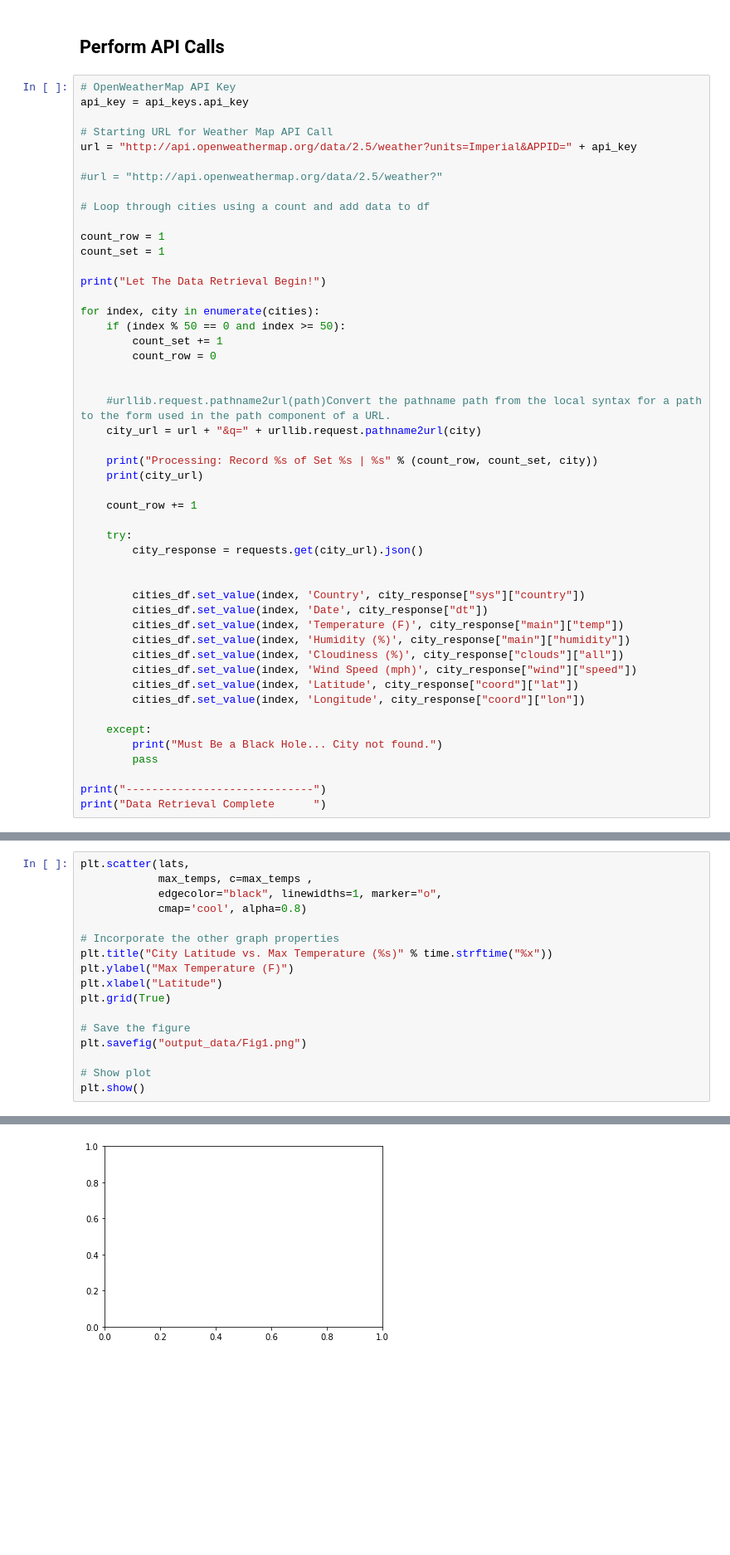
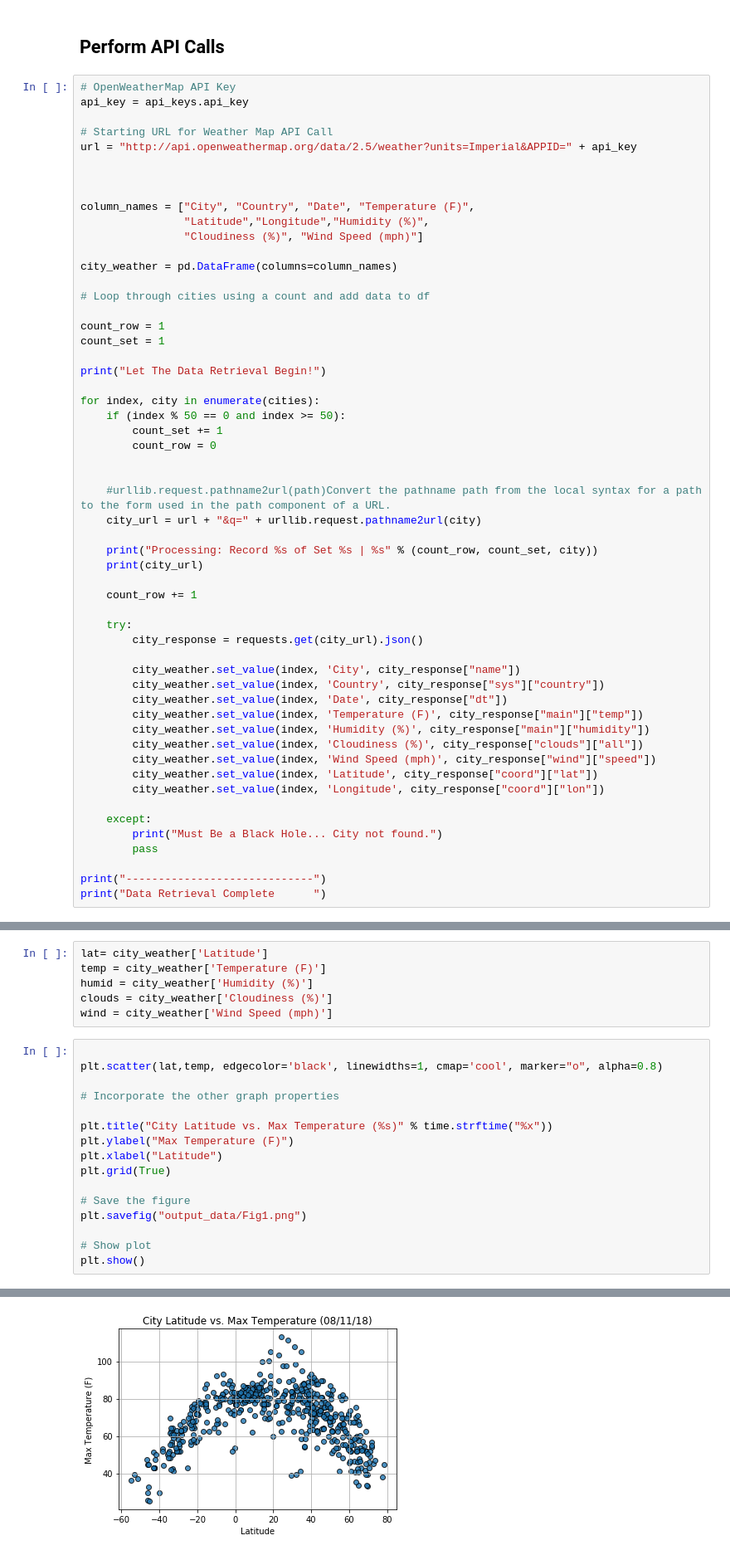
Before and after one commit to alihumes/Werk_it, a Jupyter notebook: HW6-Weather/WeatherPy.ipynb, the cells around one changed output, grey strips where cells are left out. Shown at 83% size. Saved outputs shown, nothing was run; the diff lists cells and outputs as text; blank space fills up the shorter version.

Commit message:
HW6 Weather Py Complete

```diff
--- a/HW6-Weather/WeatherPy.ipynb
+++ b/HW6-Weather/WeatherPy.ipynb
@@ -104,7 +97,13 @@ api_key = api_keys.api_key
 # Starting URL for Weather Map API Call
 url = "http://api.openweathermap.org/data/2.5/weather?units=Imperial&APPID=" + api_key
 
-#url = "http://api.openweathermap.org/data/2.5/weather?"
+
+
+column_names = ["City", "Country", "Date", "Temperature (F)",
+                "Latitude","Longitude","Humidity (%)",
+                "Cloudiness (%)", "Wind Speed (mph)"]
+
+city_weather = pd.DataFrame(columns=column_names)
 
 # Loop through cities using a count and add data to df
 
@@ -130,15 +129,15 @@ for index, city in enumerate(cities):
     try:
         city_response = requests.get(city_url).json()
 
-
-        cities_df.set_value(index, 'Country', city_response["sys"]["country"])
-        cities_df.set_value(index, 'Date', city_response["dt"])
-        cities_df.set_value(index, 'Temperature (F)', city_response["main"]["temp"])
-        cities_df.set_value(index, 'Humidity (%)', city_response["main"]["humidity"])
-        cities_df.set_value(index, 'Cloudiness (%)', city_response["clouds"]["all"])
-        cities_df.set_value(index, 'Wind Speed (mph)', city_response["wind"]["speed"])
-        cities_df.set_value(index, 'Latitude', city_response["coord"]["lat"])
-        cities_df.set_value(index, 'Longitude', city_response["coord"]["lon"])
+        city_weather.set_value(index, 'City', city_response["name"])
+        city_weather.set_value(index, 'Country', city_response["sys"]["country"])
+        city_weather.set_value(index, 'Date', city_response["dt"])
+        city_weather.set_value(index, 'Temperature (F)', city_response["main"]["temp"])
+        city_weather.set_value(index, 'Humidity (%)', city_response["main"]["humidity"])
+        city_weather.set_value(index, 'Cloudiness (%)', city_response["clouds"]["all"])
+        city_weather.set_value(index, 'Wind Speed (mph)', city_response["wind"]["speed"])
+        city_weather.set_value(index, 'Latitude', city_response["coord"]["lat"])
+        city_weather.set_value(index, 'Longitude', city_response["coord"]["lon"])
 
     except:
         print("Must Be a Black Hole... City not found.")
@@ -203,10 +207,15 @@ wind_speed = cities_df["Wind Speed (mph)"]
+# %%
+lat= city_weather['Latitude']
+temp = city_weather['Temperature (F)']
+humid = city_weather['Humidity (%)']
+clouds = city_weather['Cloudiness (%)']
+wind = city_weather['Wind Speed (mph)']
 # %%
-plt.scatter(lats,
-            max_temps, c=max_temps ,
-            edgecolor="black", linewidths=1, marker="o",
-            cmap='cool', alpha=0.8)
+
+plt.scatter(lat,temp, edgecolor='black', linewidths=1, cmap='cool', marker="o", alpha=0.8)
 
 # Incorporate the other graph properties
+
 plt.title("City Latitude vs. Max Temperature (%s)" % time.strftime("%x"))
 plt.ylabel("Max Temperature (F)")
 plt.xlabel("Latitude")
@@ -222 +230 @@ ValueError: c of shape (632,) not acceptable as a color sequence for x with size
-[figure, old version]
+[figure, new version]
```
Also changed, not shown: parts of 12 cells of this notebook, 4 other files.
